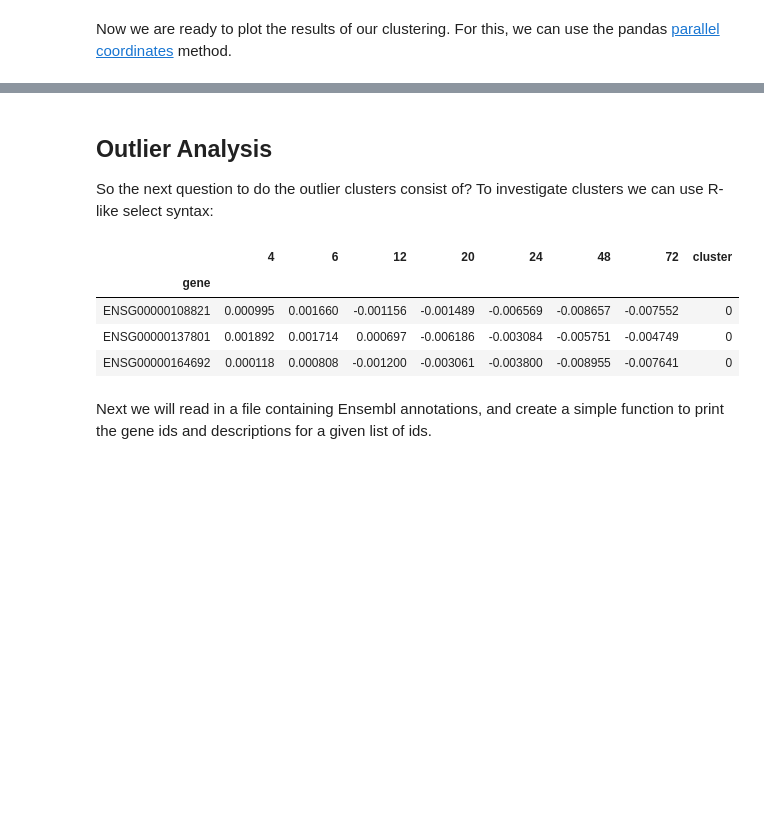
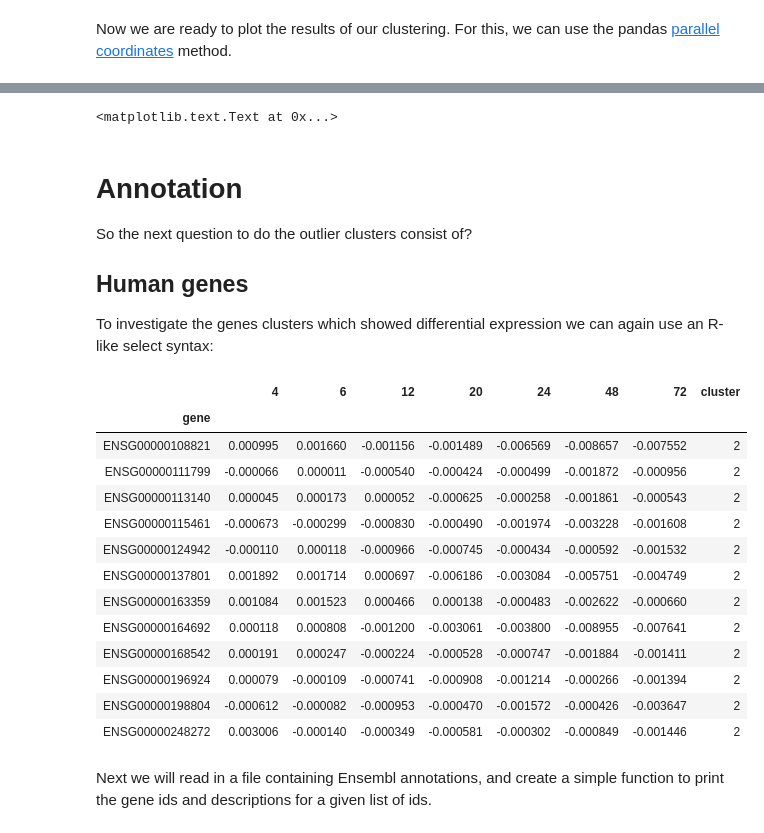
Before and after one commit to khughitt/rotation_el-sayed, a Jupyter notebook: notebooks/T_Cruzi_RNA-Seq_Time_Series_Analysis.ipynb, the cells around one changed output, grey strips where cells are left out. Saved outputs shown, nothing was run; the diff lists cells and outputs as text; code cells hidden in the pictures; blank space fills up the shorter version.

```diff
--- a/notebooks/T_Cruzi_Gene_Expression_Time_Series_Analysis.ipynb
+++ b/notebooks/T_Cruzi_RNA-Seq_Time_Series_Analysis.ipynb
@@ -169,0 +203,3 @@ data = data.join(pandas.Series(idx, index=data.index, name='cluster'))
+# %%
+human_diffs = cluster_genes(human_diffs, k=num_clusters)
+tcruzi_replicates_norm = cluster_genes(tcruzi_replicates_norm, k=num_clusters)
@@ -169,0 +212,12 @@ data = data.join(pandas.Series(idx, index=data.index, name='cluster'))
+# %%
+# Plot colors
+plot_colors = ("#C8E052", "#47CFEB", "#6B53E0", "#E05382")
+
+# Get a list of cluster numbers order by size
+def get_cluster_order(data, num_clusters):
+    counts = dict((i, len(data[data['cluster'] == i])) for i in range(num_clusters))
+    return sorted(counts, key=counts.get)
+# %%
+# human cluster order
+human_cluster_order = get_cluster_order(human_diffs, num_clusters)
+human_plot_colors = [plot_colors[human_cluster_order.index(i)] for i in range(num_clusters)]
@@ -179,4 +236,16 @@ ylabel("Relative Expression")
+# %%
+plt.figure()
+parallel_coordinates(tcruzi_replicates_norm, 'cluster', use_columns=True, colors=tcruzi_plot_colors)
+title("T. cruzi Gene Expression vs. Time (n=%d)" % tcruzi_replicates_norm.shape[0])
+xlabel("Time (hours)")
+ylabel("Relative Expression")
+# %% [output]
+<matplotlib.text.Text at 0x...>
 # %% [markdown]
-Outlier Analysis
-----------------
-So the next question to do the outlier clusters consist of? To investigate clusters we can use R-like select syntax:
+Annotation
+==========
+So the next question to do the outlier clusters consist of?
+
+Human genes
+-----------
+To investigate the genes clusters which showed differential expression we can again use an R-like select syntax:
@@ -187,13 +252,22 @@ cluster_order = sorted(counts, key=counts.get) # cluster size sorted in ascendin
 # %%
-min_cluster = cluster_order[0]
+min_cluster = human_cluster_order[0]
 # %%
-data[data['cluster'] == min_cluster]
+human_diffs[human_diffs['cluster'] == min_cluster]
 # %% [output]
 |  | 4 | 6 | 12 | 20 | 24 | 48 | 72 | cluster |
 | gene |  |  |  |  |  |  |  |  |
-| ENSG00000108821 | 0.000995 | 0.001660 | -0.001156 | -0.001489 | -0.006569 | -0.008657 | -0.007552 | 0 |
-| ENSG00000137801 | 0.001892 | 0.001714 | 0.000697 | -0.006186 | -0.003084 | -0.005751 | -0.004749 | 0 |
-| ENSG00000164692 | 0.000118 | 0.000808 | -0.001200 | -0.003061 | -0.003800 | -0.008955 | -0.007641 | 0 |
+| ENSG00000108821 | 0.000995 | 0.001660 | -0.001156 | -0.001489 | -0.006569 | -0.008657 | -0.007552 | 2 |
+| ENSG00000111799 | -0.000066 | 0.000011 | -0.000540 | -0.000424 | -0.000499 | -0.001872 | -0.000956 | 2 |
+| ENSG00000113140 | 0.000045 | 0.000173 | 0.000052 | -0.000625 | -0.000258 | -0.001861 | -0.000543 | 2 |
+| ENSG00000115461 | -0.000673 | -0.000299 | -0.000830 | -0.000490 | -0.001974 | -0.003228 | -0.001608 | 2 |
+| ENSG00000124942 | -0.000110 | 0.000118 | -0.000966 | -0.000745 | -0.000434 | -0.000592 | -0.001532 | 2 |
+| ENSG00000137801 | 0.001892 | 0.001714 | 0.000697 | -0.006186 | -0.003084 | -0.005751 | -0.004749 | 2 |
+| ENSG00000163359 | 0.001084 | 0.001523 | 0.000466 | 0.000138 | -0.000483 | -0.002622 | -0.000660 | 2 |
+| ENSG00000164692 | 0.000118 | 0.000808 | -0.001200 | -0.003061 | -0.003800 | -0.008955 | -0.007641 | 2 |
+| ENSG00000168542 | 0.000191 | 0.000247 | -0.000224 | -0.000528 | -0.000747 | -0.001884 | -0.001411 | 2 |
+| ENSG00000196924 | 0.000079 | -0.000109 | -0.000741 | -0.000908 | -0.001214 | -0.000266 | -0.001394 | 2 |
+| ENSG00000198804 | -0.000612 | -0.000082 | -0.000953 | -0.000470 | -0.001572 | -0.000426 | -0.003647 | 2 |
+| ENSG00000248272 | 0.003006 | -0.000140 | -0.000349 | -0.000581 | -0.000302 | -0.000849 | -0.001446 | 2 |
 # %% [markdown]
 Next we will read in a file containing Ensembl annotations, and create a simple function to print the gene ids and descriptions for a given list of ids.
 # %%
```
Also changed, not shown: parts of 70 cells of this notebook, 2 other files.
